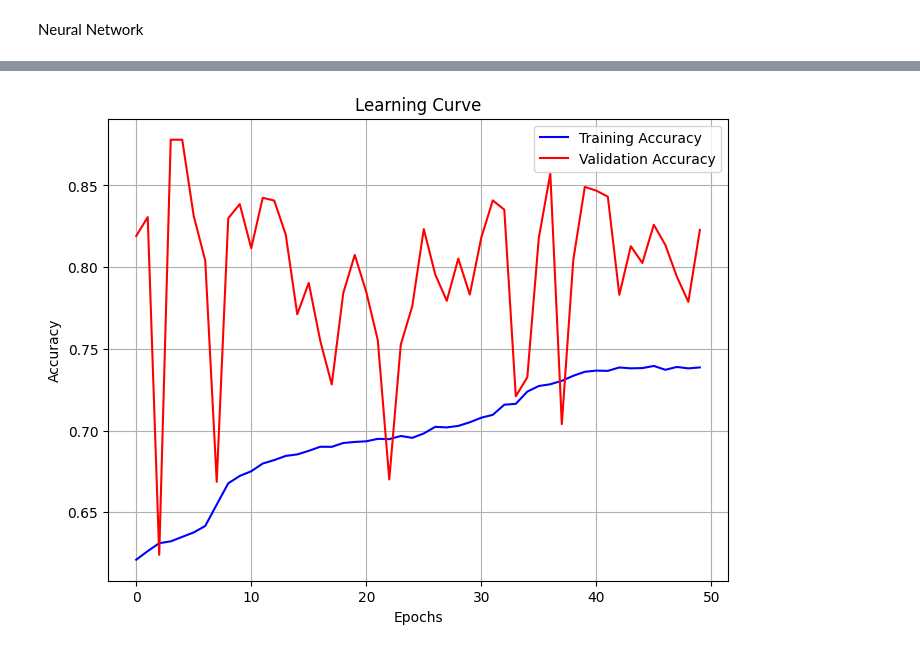
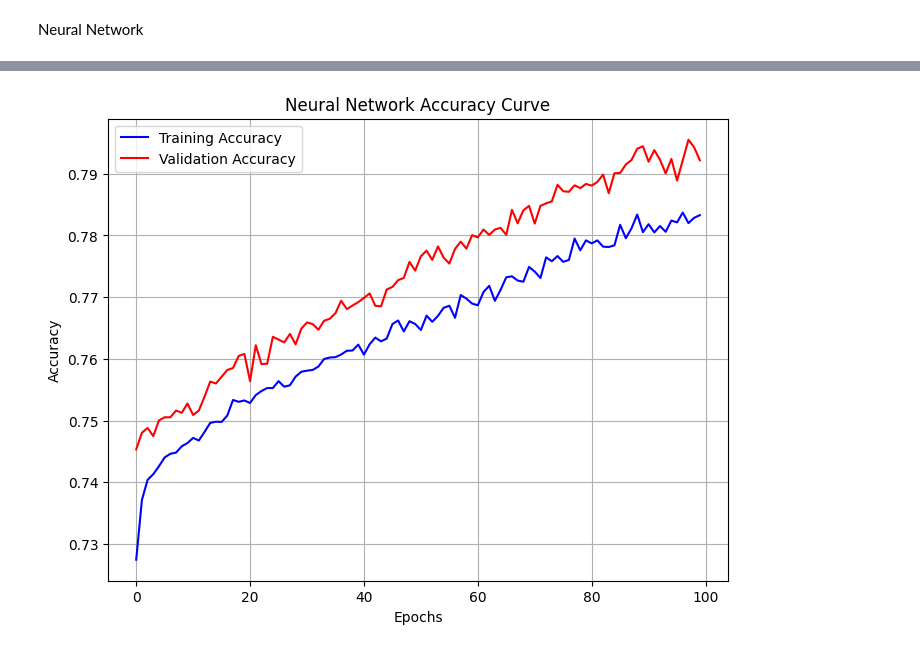
Before and after one commit to DilshanBotheju/BankMarketingPredictionSystem, a Jupyter notebook: ModelDevelopment.ipynb, the cells around one changed output, grey strips where cells are left out. Saved outputs shown, nothing was run; the diff lists cells and outputs as text; code cells hidden in the pictures.

Commit message:
Added Model Comparison

```diff
--- a/ModelDevelopment.ipynb
+++ b/ModelDevelopment.ipynb
@@ -419,3 +494,9 @@ bank_data.head()
 # Seperating traget variable and features
 X = bank_data.drop("y", axis = 1).values
 y = bank_data["y"].values
+# %%
+from imblearn.over_sampling import SMOTE
+
+# Balancing dataset using SMOTE
+sm = SMOTE(random_state=42)
+X_balanced, y_balanced = sm.fit_resample(X, y)
@@ -421,0 +508,4 @@ y = bank_data["y"].values
+# %%
+# View balanced data columns
+y_balanced = pd.Series(y_balanced)
+y_balanced.value_counts().plot(kind="bar")
@@ -423,4 +516,10 @@ y = bank_data["y"].values
 from sklearn.model_selection import train_test_split
 
 # Seperating training and testing data
-X_train, X_test, y_train, y_test = train_test_split(X, y, test_size=0.3)
+X_train, X_test, y_train, y_test = train_test_split(X_balanced, y_balanced, test_size=0.3, stratify=y_balanced)
+# %%
+# Checking training and testing count for target varaible
+y_train = pd.Series(y_train)
+y_test = pd.Series(y_test)
+print(y_train.value_counts())
+print(y_test.value_counts())
@@ -520,55 +607,87 @@ weighted avg       0.87      0.85      0.86     12353
 # %% [markdown]
 Neural Network
 # %%
-from sklearn.neural_network import MLPClassifier
-from sklearn.metrics import accuracy_score, classification_report
 from tensorflow.keras.models import Sequential
-from tensorflow.keras.layers import Dense, Input
+from tensorflow.keras.layers import Dense, Input, Dropout
 import matplotlib.pyplot as plt
+from sklearn.metrics import roc_auc_score, classification_report, roc_curve, auc
 
-# Using Sequential model
+# Define the neural network model
 model = Sequential()
 
 # Input layer
-model.add(Input(shape=(X_train_balanced.shape[1],)))
+model.add(Input(shape=(X_train.shape[1],)))
 
-# Hidden Layer 1 with ReLU activation
-model.add(Dense(50, activation='relu'))
+# Use of 5 hidden layers and dropout to prevent overfitting
+model.add(Dense(256, activation='relu'))
+model.add(Dropout(0.3))
+model.add(Dense(128, activation='relu'))
+model.add(Dropout(0.3))
+model.add(Dense(64, activation='relu'))
 
-# Hidden Layer 2 with Sigmoid activation
-model.add(Dense(50, activation='sigmoid'))
 
 # Output Layer with Sigmoid for binary classification
-model.add(Dense(1, activation='sigmoid'))
+model.add(Dense(1, activation="sigmoid"))
 
 # Compile the model
-model.compile(optimizer='adam', loss='binary_crossentropy', metrics=['accuracy'])
+model.compile(optimizer="adam", loss="binary_crossentropy", metrics=["accuracy"])
 
 # Train the model
-history = model.fit(
-    X_train_balanced, y_train_balanced,
+NN_model = model.fit(
+    X_train, y_train,
     validation_data=(X_test, y_test),
-    epochs=50,
+    epochs=100,
     batch_size=32,
     verbose=1
 )
 
-# Evaluate the model
-loss, accuracy = model.evaluate(X_test, y_test)
-print("\nNeural Network Classifier with Multiple Activation Functions:")
-print(f"Test Accuracy: {accuracy:.2f}")
+# Evaluate training and testing performance
+train_loss, train_accuracy = model.evaluate(X_train, y_train, verbose=0)
+test_loss, test_accuracy = model.evaluate(X_test, y_test, verbose=0)
+
+print("\nModel Evaluation:")
+print(f"Training Accuracy: {train_accuracy:.3f}")
+print(f"Testing Accuracy: {test_accuracy:.3f}")
+
+# Predict probabilities and classes
+y_test_pred_probs = model.predict(X_test, verbose=0).ravel()
+y_test_pred_classes = (y_test_pred_probs >= 0.5).astype(int)
+
+
+print("\nClassification Report:")
+print(classification_report(y_test, y_test_pred_classes))
 
 # Plot the curve
 plt.figure(figsize=(8, 6))
 
 # Plot training and validation accuracy
-plt.plot(history.history['accuracy'], label='Training Accuracy', color='blue')
-plt.plot(history.history['val_accuracy'], label='Validation Accuracy', color='red')
+plt.plot(NN_model.history["accuracy"], label="Training Accuracy", color="blue")
+plt.plot(NN_model.history["val_accuracy"], label="Validation Accuracy", color="red")
 
-plt.title('Learning Curve')
-plt.xlabel('Epochs')
-plt.ylabel('Accuracy')
+plt.title("Neural Network Accuracy Curve")
+plt.xlabel("Epochs")
+plt.ylabel("Accuracy")
 plt.legend()
 plt.grid()
 plt.show()
+
+# Calculate and print ROC-AUC and classification report
+NN_ROC = roc_auc_score(y_test, y_test_pred_probs)
+print(f"\nROC-AUC Score: {NN_ROC:.3f}")
+
+nn_fpr, nn_tpr, thresholds = roc_curve(y_test, y_test_pred_probs)
+
+# Calculate the Area Under the Curve (AUC)
+roc_auc = auc(nn_fpr, nn_tpr)
+
+# Plot the ROC Curve
+plt.figure(figsize=(8, 6))
+plt.plot(nn_fpr, nn_tpr, color="blue", label=f"ROC Curve (AUC = {roc_auc:.3f})")
+plt.plot([0, 1], [0, 1], color="gray", linestyle="--")
+plt.title("Receiver Operating Characteristic (ROC) Curve")
+plt.xlabel("False Positive Rate")
+plt.ylabel("True Positive Rate")
+plt.legend(loc="lower right")
+plt.grid()
+plt.show()
 # %% [output]
@@ -592 +711 @@ Test Accuracy: 0.82
-[figure, old version]
+[figure, new version]
```
Also changed, not shown: parts of 41 cells of this notebook.
